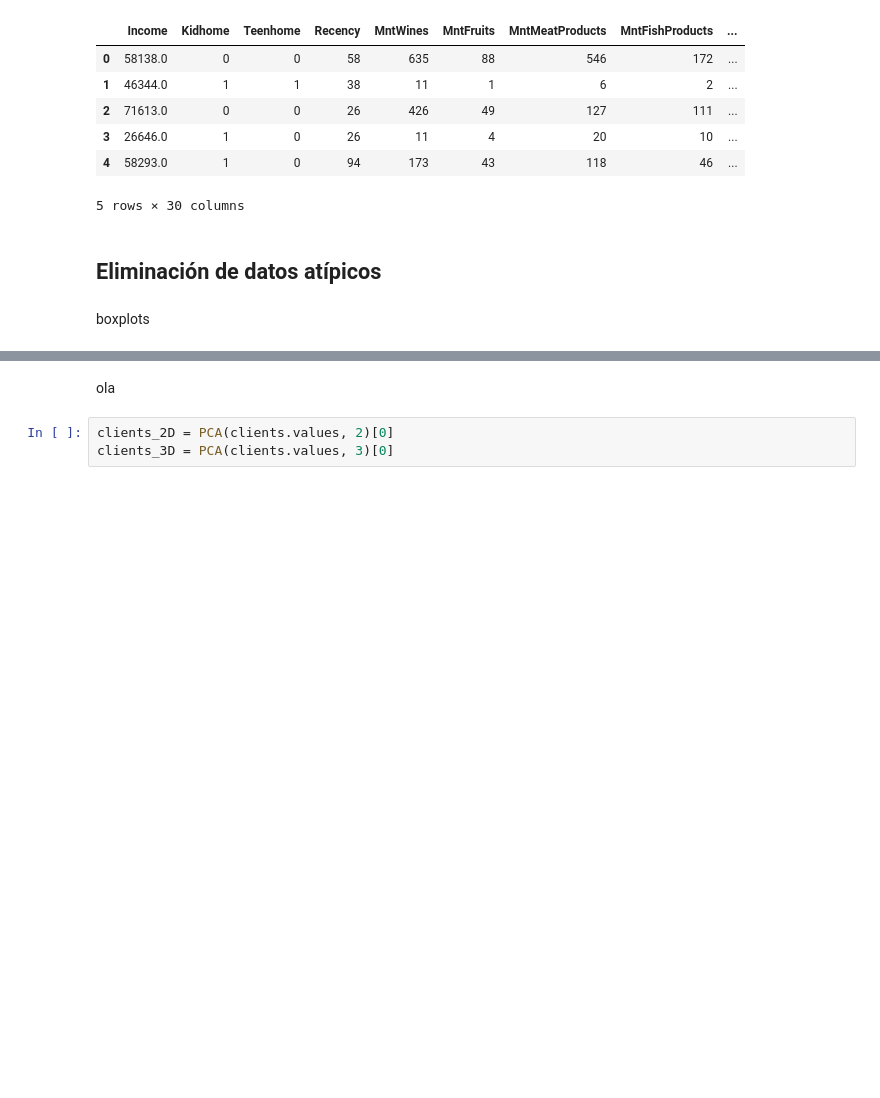
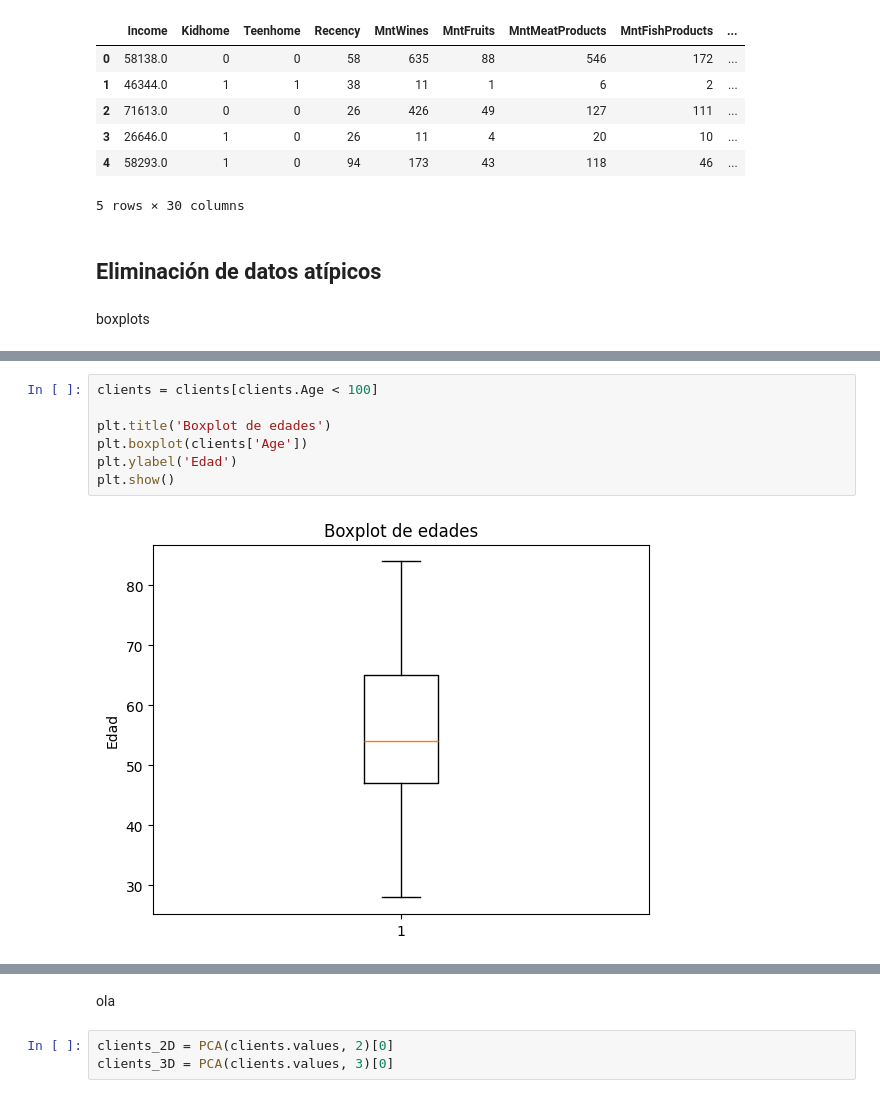
Before and after one commit to SAGR2003/Reto-Clustering-stackies, a Jupyter notebook: reto-clustering.ipynb, the cells around one changed output, grey strips where cells are left out. Saved outputs shown, nothing was run; the diff lists cells and outputs as text; blank space fills up the shorter version.

```diff
--- a/reto-clustering.ipynb
+++ b/reto-clustering.ipynb
@@ -121,3 +126,12 @@ clients.to_csv("nuevo.csv", index=False)
+# %%
+clients = clients[clients.Age < 100]
+
+plt.title('Boxplot de edades')
+plt.boxplot(clients['Age'])
+plt.ylabel('Edad')
+plt.show()
+# %% [output]
+[figure, added]
 # %%
 def kMeans(D, k, eps=0.01, mu=None, max_iter=20):
   d = D.shape[1]
```
Also changed, not shown: parts of 7 cells of this notebook, 1 other file.
